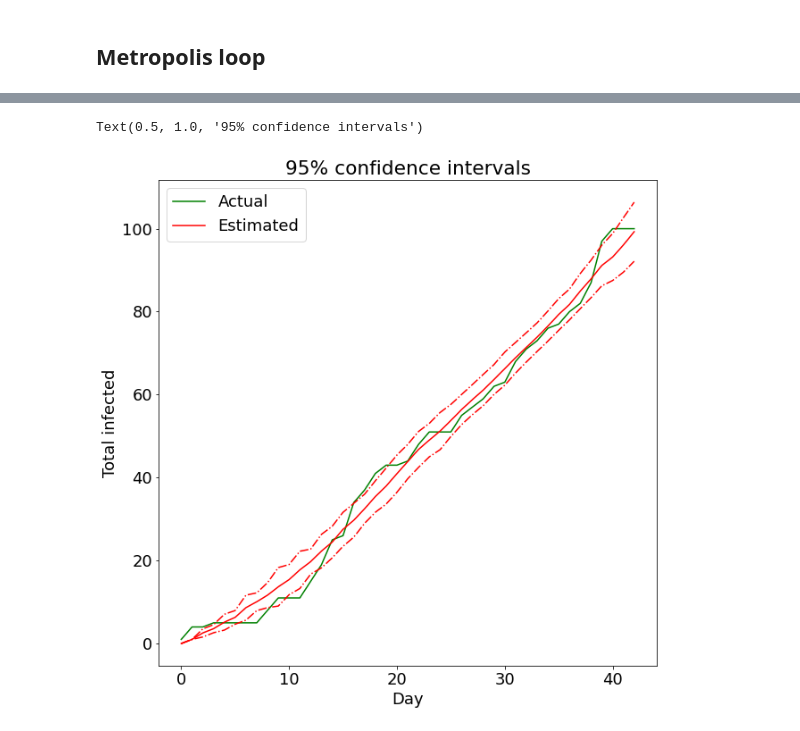
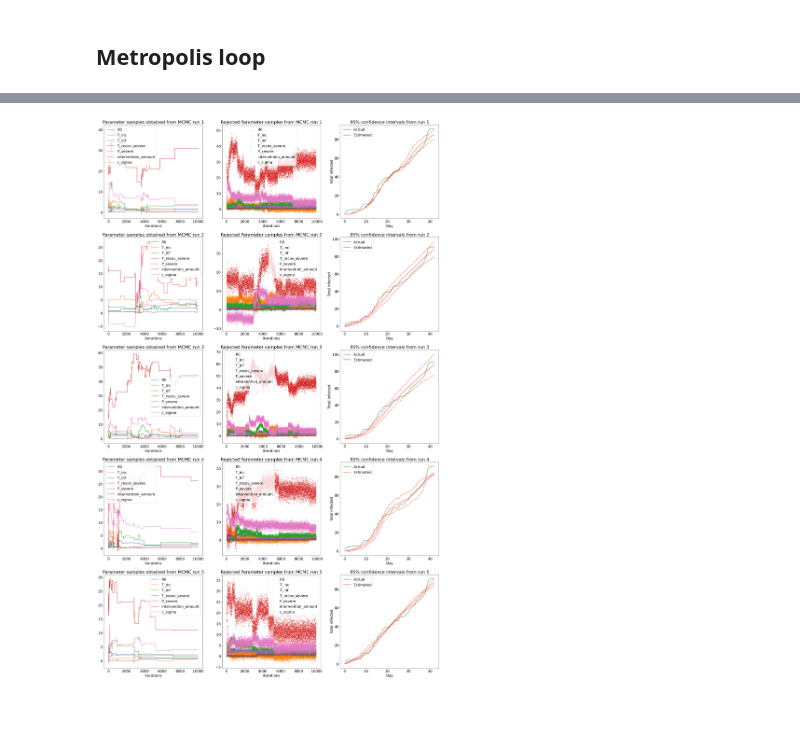
Before and after one commit to WadhwaniAI/covid-modelling, a Jupyter notebook: notebooks/seir/[TRY] metropolis.ipynb, the cells around one changed output, grey strips where cells are left out. Drawn from its saved outputs; the diff is of its cells as text; code cells hidden in the pictures.

Commit message:
run multiple mcmc in parallel

```diff
--- a/notebooks/seir/[TRY] metropolis.ipynb
+++ b/notebooks/seir/[TRY] metropolis.ipynb
@@ -183,5 +185,3 @@ def metropolis(iter=1000):
         accepted.append(theta)
 
     return accepted, rejected
-# %%
-acc, rej = metropolis(iter=10000)
@@ -243,3 +203,5 @@ plt.hist(df_samples['R0'], bins=20)
+# %%
+mcmc = Parallel(n_jobs=5)(delayed(metropolis)(iter=10000) for run in range(5))
 # %%
 data_split = df_train.copy()
 optimiser = Optimiser()
@@ -281,14 +211,62 @@ for date in tqdm(pred_dfs[0].index):
-# %%
-data_split.set_index("date", inplace=True)
-plt.figure(figsize=(10, 10))
-plt.plot(data_split['total_infected'].tolist(), c='g', label='Actual')
-plt.plot(result['total_infected'].tolist(), c='r', label='Estimated')
-plt.plot(result['total_infected_low'].tolist(), c='r', linestyle='dashdot')
-plt.plot(result['total_infected_high'].tolist(), c='r', linestyle='dashdot')
-plt.xlabel("Day")
-plt.ylabel("Total infected")
-plt.legend()
-plt.title("95% confidence intervals")
-# %% [output]
-Text(0.5, 1.0, '95% confidence intervals')
-[figure, removed]
+# %%
+plt.figure(figsize=(30, 50))
+for k, run in enumerate(mcmc):
+    data_split = df_train.copy()
+    optimiser = Optimiser()
+    default_params = optimiser.init_default_params(data_split)
+
+    acc, rej = run[0], run[1]
+    df_samples = pd.DataFrame(acc)
+
+    plt.subplot(len(mcmc), 3, 3*k + 1)
+    for param in df_samples.columns:
+        plt.plot(list(range(len(df_samples[param]))), df_samples[param], label=param)
+    plt.xlabel("iterations")
+    plt.legend()
+    plt.title("Parameter samples obtained from MCMC run {}".format(k+1))
+
+    rej_samples = pd.DataFrame(rej)
+
+    plt.subplot(len(mcmc), 3, 3*k + 2)
+    for param in rej_samples.columns:
+        plt.scatter(list(range(len(rej_samples[param]))), rej_samples[param], label=param, s=2)
+    plt.xlabel("iterations")
+    plt.legend()
+    plt.title("Rejected Parameter samples from MCMC run {}".format(k+1))
+
+    burn_in = int(len(acc) / 2)
+    n_samples = 1000
+    posterior_samples = acc[burn_in:]
+    sample_indices = np.random.uniform(0, len(posterior_samples), n_samples)
+
+    pred_dfs = list()
+    for i in tqdm(sample_indices):
+        pred_dfs.append(optimiser.solve(posterior_samples[int(i)], default_params, data_split))
+
+    for df in pred_dfs:
+        df.set_index('date', inplace=True)
+
+    result = pred_dfs[0].copy()
+    for col in result.columns:
+        result["{}_low".format(col)] = ''
+        result["{}_high".format(col)] = ''
+
+    for date in tqdm(pred_dfs[0].index):
+        for key in pred_dfs[0]:
+            result.loc[date, key], result.loc[date, "{}_low".format(key)], result.loc[date, "{}_high".format(key)] = get_PI(date, key)
+
+    data_split.set_index("date", inplace=True)
+
+    plt.subplot(len(mcmc), 3, 3*k + 3)
+    plt.plot(data_split['total_infected'].tolist(), c='g', label='Actual')
+    plt.plot(result['total_infected'].tolist(), c='r', label='Estimated')
+    plt.plot(result['total_infected_low'].tolist(), c='r', linestyle='dashdot')
+    plt.plot(result['total_infected_high'].tolist(), c='r', linestyle='dashdot')
+    plt.xlabel("Day")
+    plt.ylabel("Total infected")
+    plt.legend()
+    plt.title("95% confidence intervals from run {}".format(k+1))
+
+plt.show()
+# %% [output]
+[figure, added]
```
Also changed, not shown: parts of 17 cells of this notebook.
